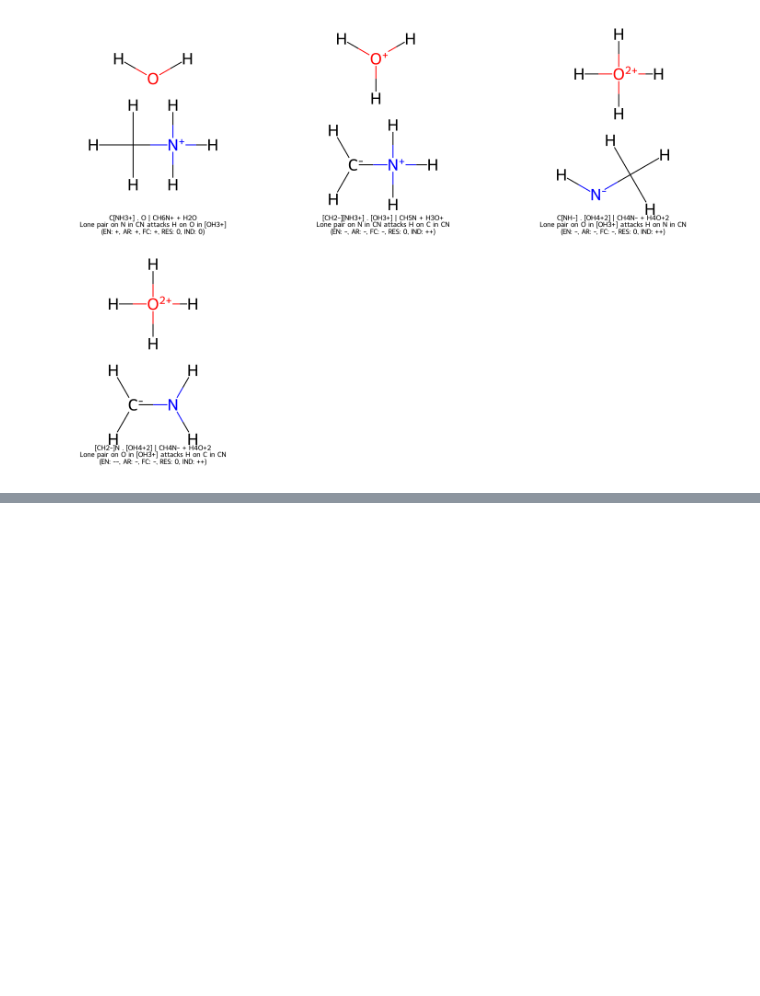
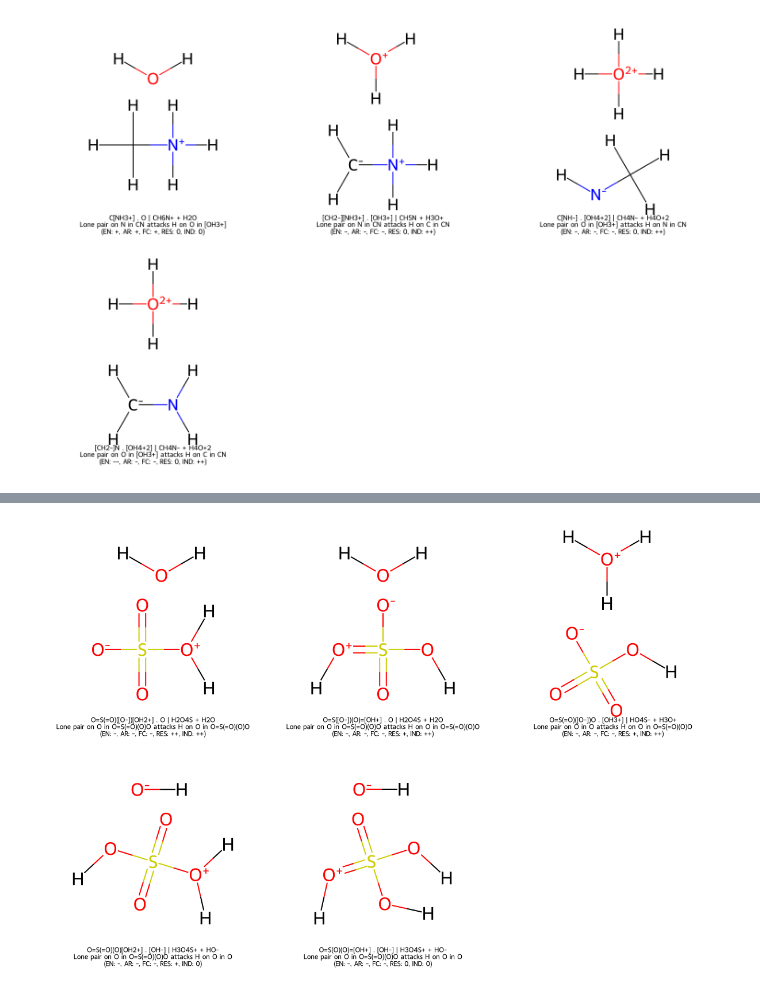
Before and after one commit to petergchang/chem_cmt, a Jupyter notebook: demo.ipynb, the cells around one changed output, grey strips where cells are left out. Cells and saved outputs as stored; diff of their text form; code cells hidden in the pictures; blank space fills up the shorter version.

```diff
--- a/demo.ipynb
+++ b/demo.ipynb
@@ -96,0 +98,8 @@ show_candidates(mp, top_k=6, mols_per_row=3, size=(500, 500))
+# %%
+# Visualize the candidates for Example 3
+options = MechanismOptions(include_positive_acceptors=True)
+
+mp = proton_transfer_predict([Chem.MolFromSmiles('OS(=O)(=O)O'), Chem.MolFromSmiles('O')], options)
+show_candidates(mp, top_k=20, mols_per_row=3, size=(400, 400))
+# %% [output]
+[figure, added]
```
Also changed, not shown: parts of 2 cells of this notebook, 1 other file.
